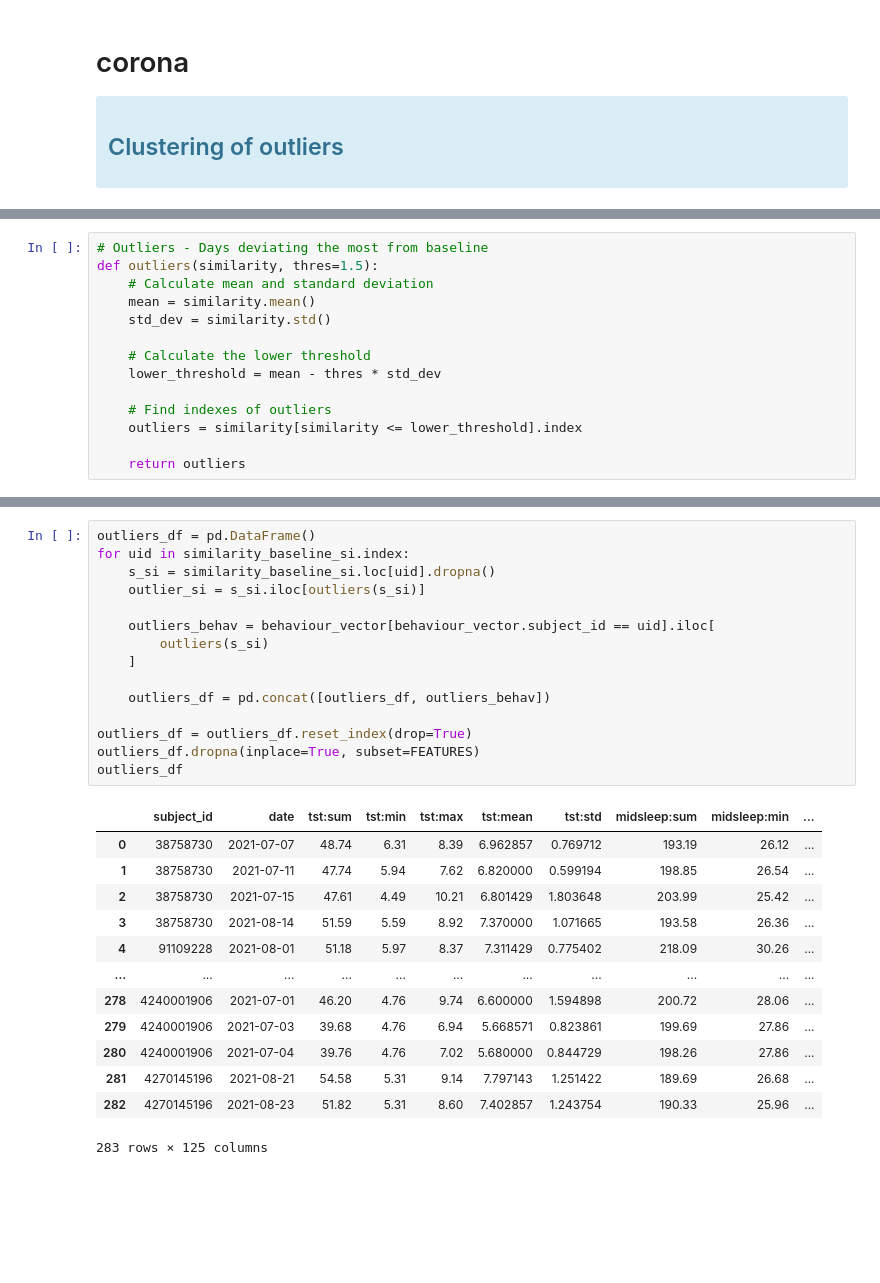
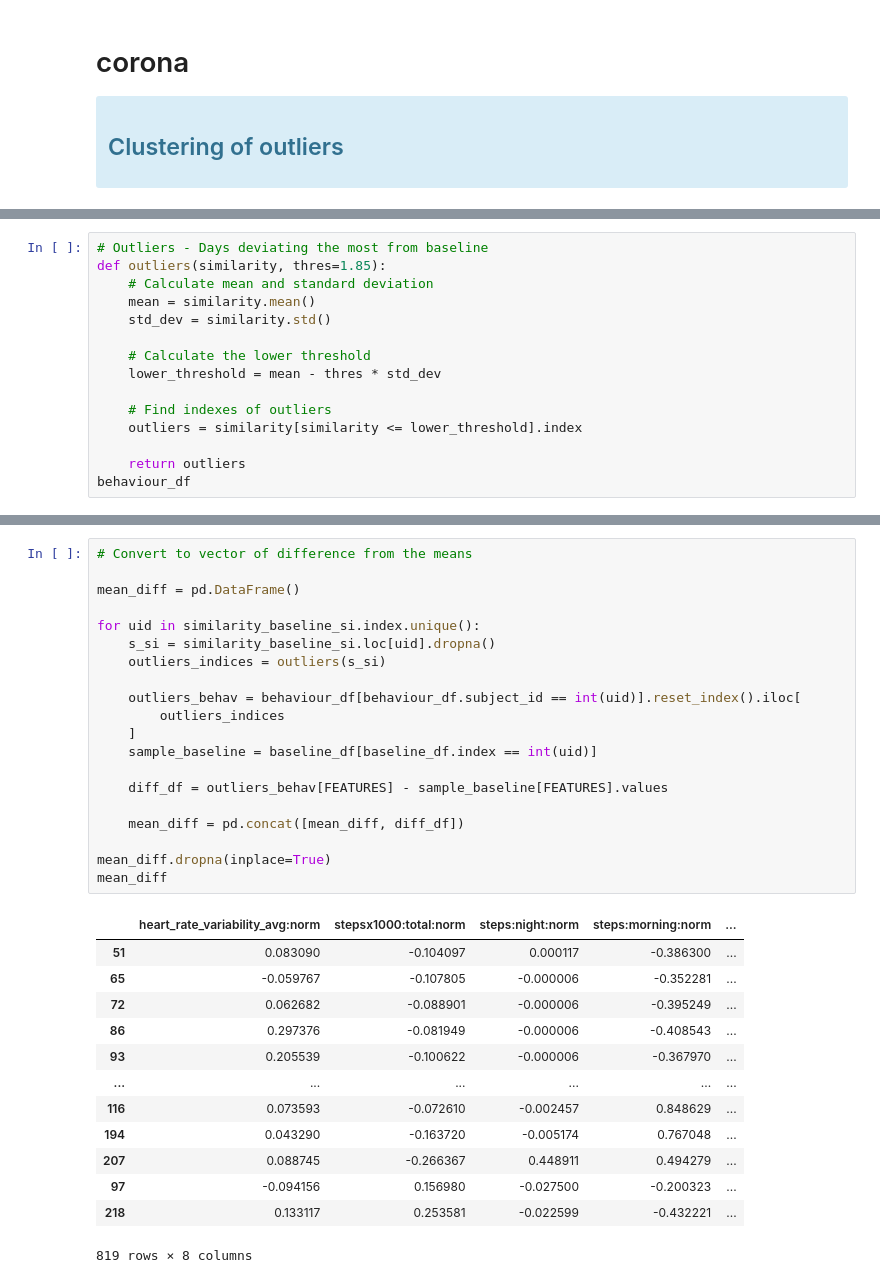
Before and after one commit to digitraceslab/digirhythm, a Jupyter notebook: analysis/outliers_clustering.ipynb, the cells around one changed output, grey strips where cells are left out. Saved outputs shown, nothing was run; the diff lists cells and outputs as text; blank space fills up the shorter version.

```diff
--- a/analysis/outliers_clustering.ipynb
+++ b/analysis/outliers_clustering.ipynb
@@ -55,6 +71,6 @@ behaviour_vector.sort_values(["subject_id", "date"], inplace=True)
 # %%
 # Outliers - Days deviating the most from baseline
-def outliers(similarity, thres=1.5):
+def outliers(similarity, thres=1.85):
     # Calculate mean and standard deviation
     mean = similarity.mean()
     std_dev = similarity.std()
@@ -66,3 +82,4 @@ def outliers(similarity, thres=1.5):
     outliers = similarity[similarity <= lower_threshold].index
 
     return outliers
+behaviour_df
@@ -69,29 +100,34 @@ def outliers(similarity, thres=1.5):
 # %%
-outliers_df = pd.DataFrame()
-for uid in similarity_baseline_si.index:
+# Convert to vector of difference from the means
+
+mean_diff = pd.DataFrame()
+
+for uid in similarity_baseline_si.index.unique():
     s_si = similarity_baseline_si.loc[uid].dropna()
-    outlier_si = s_si.iloc[outliers(s_si)]
+    outliers_indices = outliers(s_si)
 
-    outliers_behav = behaviour_vector[behaviour_vector.subject_id == uid].iloc[
-        outliers(s_si)
+    outliers_behav = behaviour_df[behaviour_df.subject_id == int(uid)].reset_index().iloc[
+        outliers_indices
     ]
+    sample_baseline = baseline_df[baseline_df.index == int(uid)]
 
-    outliers_df = pd.concat([outliers_df, outliers_behav])
+    diff_df = outliers_behav[FEATURES] - sample_baseline[FEATURES].values
 
-outliers_df = outliers_df.reset_index(drop=True)
-outliers_df.dropna(inplace=True, subset=FEATURES)
-outliers_df
+    mean_diff = pd.concat([mean_diff, diff_df])
+
+mean_diff.dropna(inplace=True)
+mean_diff
 # %% [output]
-|  | subject_id | date | tst:sum | tst:min | tst:max | tst:mean | tst:std | midsleep:sum | midsleep:min | ... |
-| 0 | 38758730 | 2021-07-07 | 48.74 | 6.31 | 8.39 | 6.962857 | 0.769712 | 193.19 | 26.12 | ... |
-| 1 | 38758730 | 2021-07-11 | 47.74 | 5.94 | 7.62 | 6.820000 | 0.599194 | 198.85 | 26.54 | ... |
-| 2 | 38758730 | 2021-07-15 | 47.61 | 4.49 | 10.21 | 6.801429 | 1.803648 | 203.99 | 25.42 | ... |
-| 3 | 38758730 | 2021-08-14 | 51.59 | 5.59 | 8.92 | 7.370000 | 1.071665 | 193.58 | 26.36 | ... |
-| 4 | 91109228 | 2021-08-01 | 51.18 | 5.97 | 8.37 | 7.311429 | 0.775402 | 218.09 | 30.26 | ... |
-| ... | ... | ... | ... | ... | ... | ... | ... | ... | ... | ... |
-| 278 | 4240001906 | 2021-07-01 | 46.20 | 4.76 | 9.74 | 6.600000 | 1.594898 | 200.72 | 28.06 | ... |
-| 279 | 4240001906 | 2021-07-03 | 39.68 | 4.76 | 6.94 | 5.668571 | 0.823861 | 199.69 | 27.86 | ... |
-| 280 | 4240001906 | 2021-07-04 | 39.76 | 4.76 | 7.02 | 5.680000 | 0.844729 | 198.26 | 27.86 | ... |
-| 281 | 4270145196 | 2021-08-21 | 54.58 | 5.31 | 9.14 | 7.797143 | 1.251422 | 189.69 | 26.68 | ... |
-| 282 | 4270145196 | 2021-08-23 | 51.82 | 5.31 | 8.60 | 7.402857 | 1.243754 | 190.33 | 25.96 | ... |
+|  | heart_rate_variability_avg:norm | stepsx1000:total:norm | steps:night:norm | steps:morning:norm | ... |
+| 51 | 0.083090 | -0.104097 | 0.000117 | -0.386300 | ... |
+| 65 | -0.059767 | -0.107805 | -0.000006 | -0.352281 | ... |
+| 72 | 0.062682 | -0.088901 | -0.000006 | -0.395249 | ... |
+| 86 | 0.297376 | -0.081949 | -0.000006 | -0.408543 | ... |
+| 93 | 0.205539 | -0.100622 | -0.000006 | -0.367970 | ... |
+| ... | ... | ... | ... | ... | ... |
+| 116 | 0.073593 | -0.072610 | -0.002457 | 0.848629 | ... |
+| 194 | 0.043290 | -0.163720 | -0.005174 | 0.767048 | ... |
+| 207 | 0.088745 | -0.266367 | 0.448911 | 0.494279 | ... |
+| 97 | -0.094156 | 0.156980 | -0.027500 | -0.200323 | ... |
+| 218 | 0.133117 | 0.253581 | -0.022599 | -0.432221 | ... |
-283 rows × 125 columns
+819 rows × 8 columns
```
Also changed, not shown: parts of 15 cells of this notebook, 24 other files.
